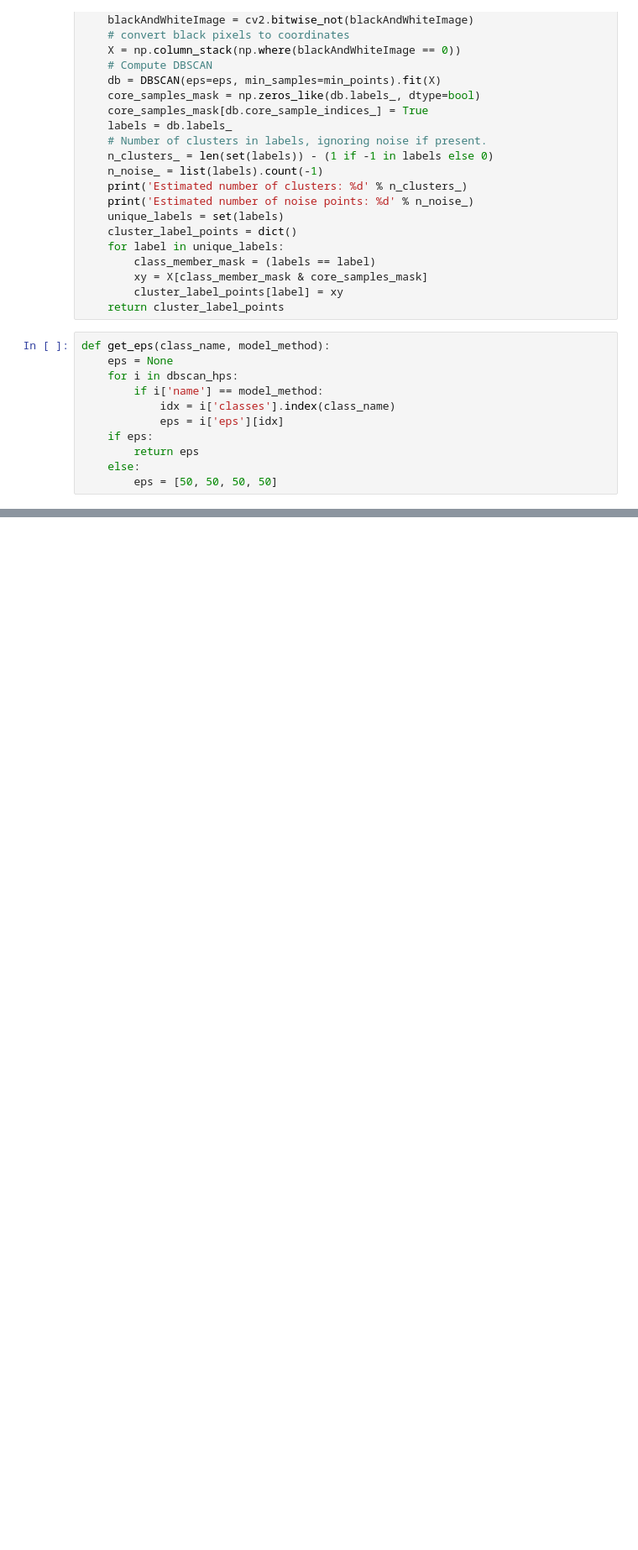
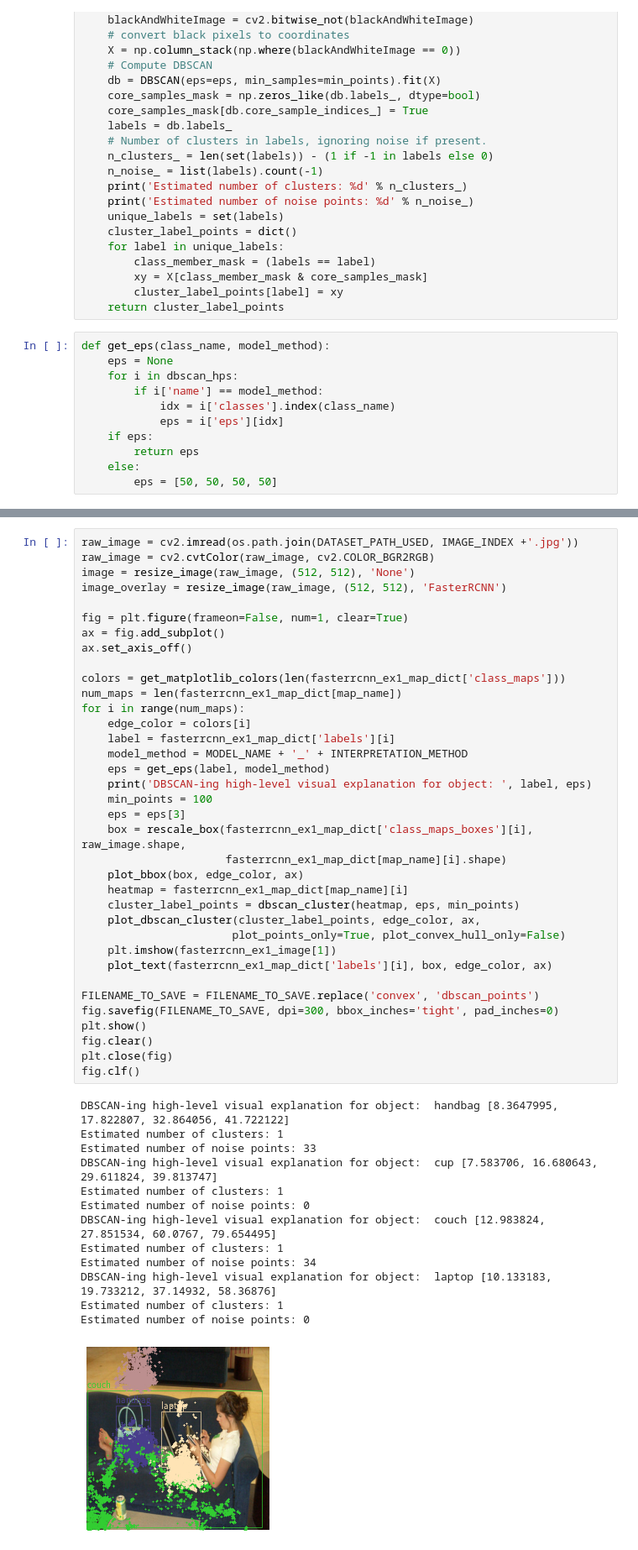
Before and after one commit to DeepanChakravarthiPadmanabhan/dext, a Jupyter notebook: dext/notebooks/visualizer_dbscan_clusters_final.ipynb, the cells around one changed output, grey strips where cells are left out. Shown at 84% size. Drawn from its saved outputs; the diff is of its cells as text; blank space fills up the shorter version.

```diff
--- a/dext/notebooks/visualizer_dbscan_clusters_final.ipynb
+++ b/dext/notebooks/visualizer_dbscan_clusters_final.ipynb
@@ -508,3 +530,53 @@ Estimated number of noise points: 14
+# %%
+raw_image = cv2.imread(os.path.join(DATASET_PATH_USED, IMAGE_INDEX +'.jpg'))
+raw_image = cv2.cvtColor(raw_image, cv2.COLOR_BGR2RGB)
+image = resize_image(raw_image, (512, 512), 'None')
+image_overlay = resize_image(raw_image, (512, 512), 'FasterRCNN')
+
+fig = plt.figure(frameon=False, num=1, clear=True)
+ax = fig.add_subplot()
+ax.set_axis_off()
+
+colors = get_matplotlib_colors(len(fasterrcnn_ex1_map_dict['class_maps']))
+num_maps = len(fasterrcnn_ex1_map_dict[map_name])
+for i in range(num_maps):
+    edge_color = colors[i]
+    label = fasterrcnn_ex1_map_dict['labels'][i]
+    model_method = MODEL_NAME + '_' + INTERPRETATION_METHOD
+    eps = get_eps(label, model_method)
+    print('DBSCAN-ing high-level visual explanation for object: ', label, eps)
+    min_points = 100
+    eps = eps[3]
+    box = rescale_box(fasterrcnn_ex1_map_dict['class_maps_boxes'][i], raw_image.shape,
+                      fasterrcnn_ex1_map_dict[map_name][i].shape)
+    plot_bbox(box, edge_color, ax)
+    heatmap = fasterrcnn_ex1_map_dict[map_name][i]
+    cluster_label_points = dbscan_cluster(heatmap, eps, min_points)
+    plot_dbscan_cluster(cluster_label_points, edge_color, ax,
+                       plot_points_only=True, plot_convex_hull_only=False)
+    plt.imshow(fasterrcnn_ex1_image[1])
+    plot_text(fasterrcnn_ex1_map_dict['labels'][i], box, edge_color, ax)
+
+FILENAME_TO_SAVE = FILENAME_TO_SAVE.replace('convex', 'dbscan_points')
+fig.savefig(FILENAME_TO_SAVE, dpi=300, bbox_inches='tight', pad_inches=0)
+plt.show()
+fig.clear()
+plt.close(fig)
+fig.clf()
+# %% [output]
+DBSCAN-ing high-level visual explanation for object:  handbag [8.3647995, 17.822807, 32.864056, 41.722122]
+Estimated number of clusters: 1
+Estimated number of noise points: 33
+DBSCAN-ing high-level visual explanation for object:  cup [7.583706, 16.680643, 29.611824, 39.813747]
+Estimated number of clusters: 1
+Estimated number of noise points: 0
+DBSCAN-ing high-level visual explanation for object:  couch [12.983824, 27.851534, 60.0767, 79.654495]
+Estimated number of clusters: 1
+Estimated number of noise points: 34
+DBSCAN-ing high-level visual explanation for object:  laptop [10.133183, 19.733212, 37.14932, 58.36876]
+Estimated number of clusters: 1
+Estimated number of noise points: 0
+[figure, added]
 # %%
 mock = fasterrcnn_ex1_map_dict['class_maps'][0]
 gray = np.uint8(mock * 255)
```
Also changed, not shown: parts of 12 cells of this notebook, 5 other files.
